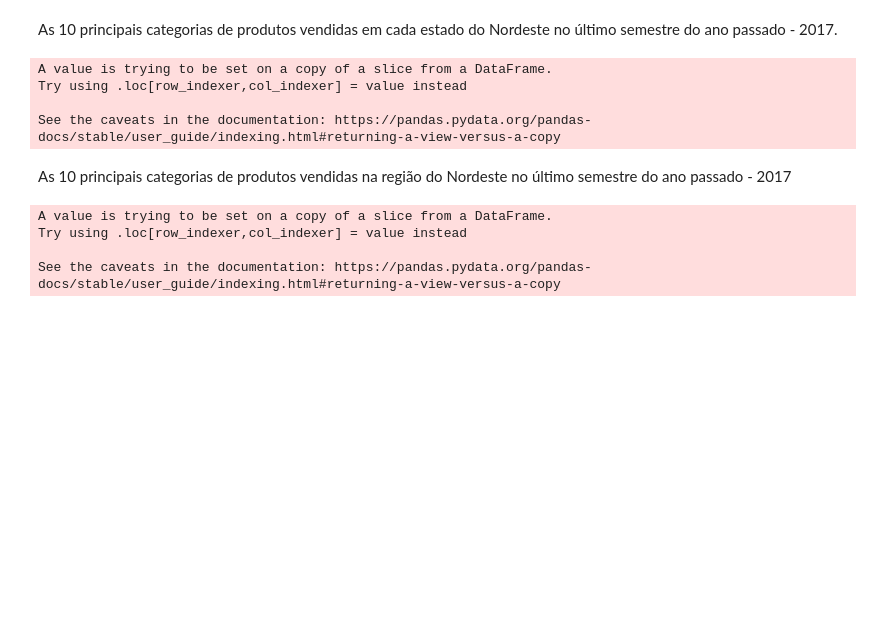
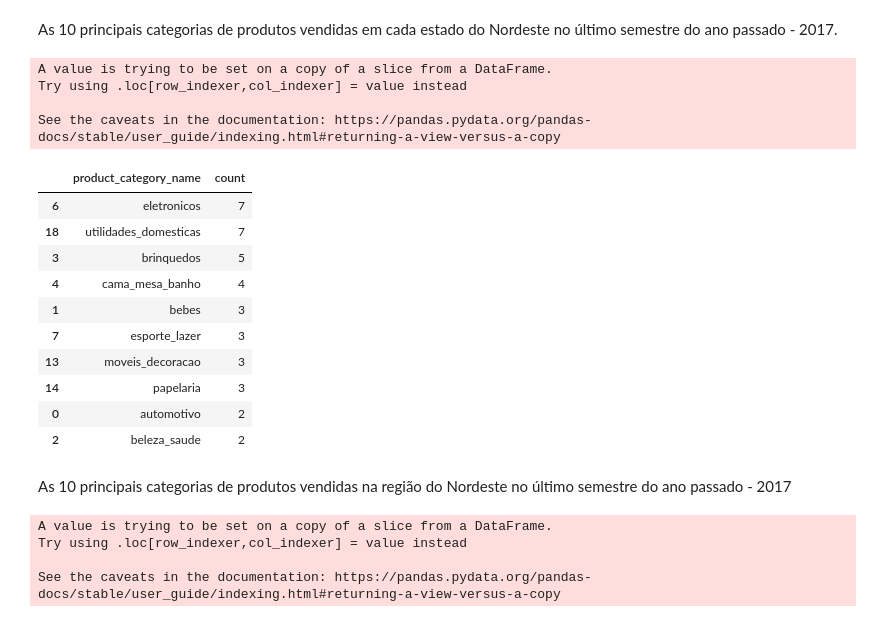
Before and after one commit to Wellitiz/Projeto_BigData, a Jupyter notebook: 14. Analise 8 - Sazonalidade.ipynb, the cells around one changed output. Cells and saved outputs as stored; diff of their text form; code cells hidden in the pictures; blank space fills up the shorter version.

```diff
--- a/14. Analise 8 - Sazonalidade.ipynb
+++ b/14. Analise 8 - Sazonalidade.ipynb
@@ -374,7 +374,7 @@ last_semester_start = northeast_df[(northeast_df['order_purchase_timestamp_date'
 grouped = last_semester_start.groupby(['customer_state', 'product_category_name']).size().reset_index(name='count')
 
 # Encontrar as dez principais categorias de produtos vendidos em cada estado do Nordeste
-top_categories = grouped.groupby('customer_state').apply(lambda x: x.nlargest(10, 'count')).reset_index(drop=True)
+top_categories = grouped.groupby('customer_state').apply(lambda x: x.nlargest(8, 'count')).reset_index(drop=True)
 
 # Mapeamento de cores para cada estado
 color_map_states = {
@@ -407,6 +407,20 @@ A value is trying to be set on a copy of a slice from a DataFrame.
 Try using .loc[row_indexer,col_indexer] = value instead
 
 See the caveats in the documentation: https://pandas.pydata.org/pandas-docs/stable/user_guide/indexing.html#returning-a-view-versus-a-copy
+# %%
+top_categories
+# %% [output]
+|  | product_category_name | count |
+| 6 | eletronicos | 7 |
+| 18 | utilidades_domesticas | 7 |
+| 3 | brinquedos | 5 |
+| 4 | cama_mesa_banho | 4 |
+| 1 | bebes | 3 |
+| 7 | esporte_lazer | 3 |
+| 13 | moveis_decoracao | 3 |
+| 14 | papelaria | 3 |
+| 0 | automotivo | 2 |
+| 2 | beleza_saude | 2 |
 # %% [markdown]
 As 10 principais categorias de produtos vendidas na região do Nordeste no último semestre do ano passado - 2017
 # %%
```
Also changed, not shown: parts of 1 cell of this notebook, 1 other file.
